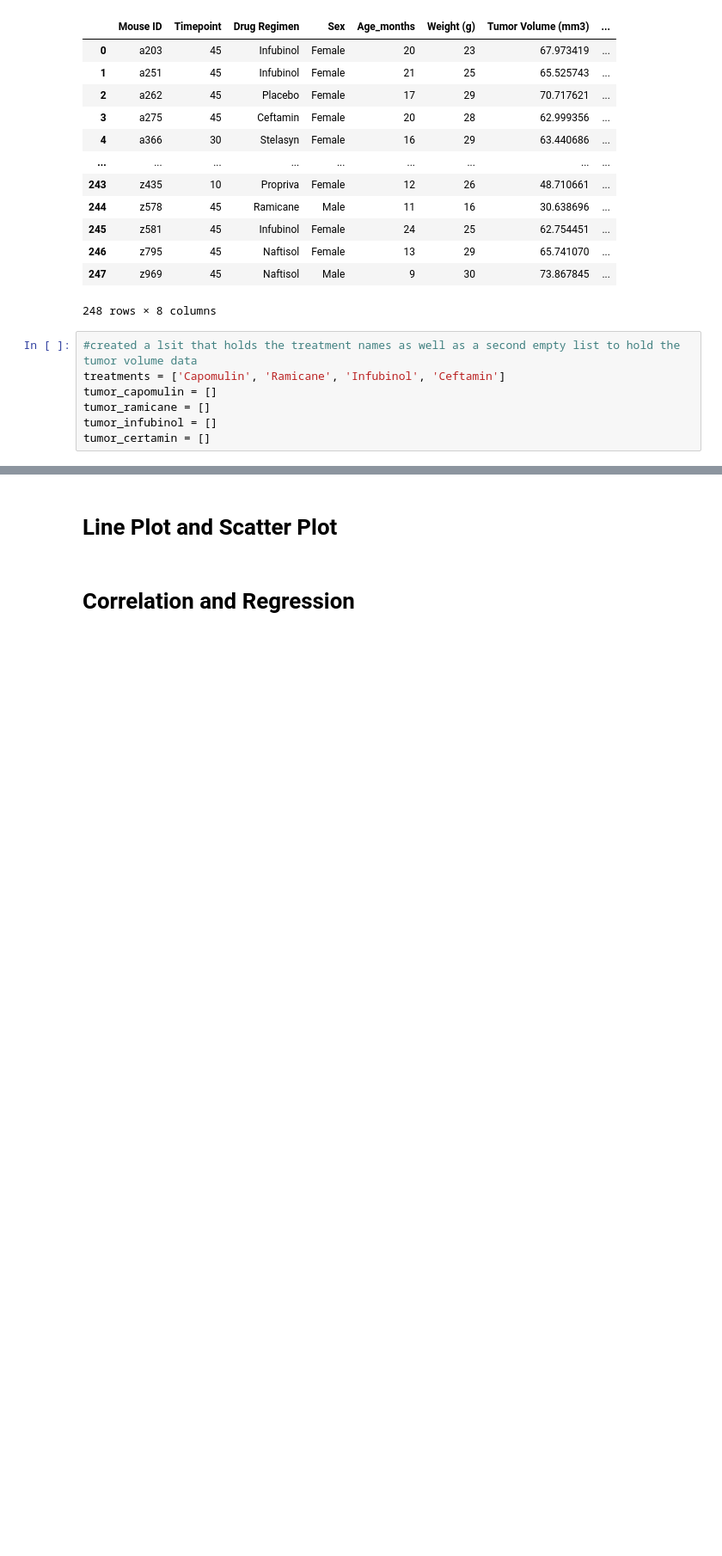
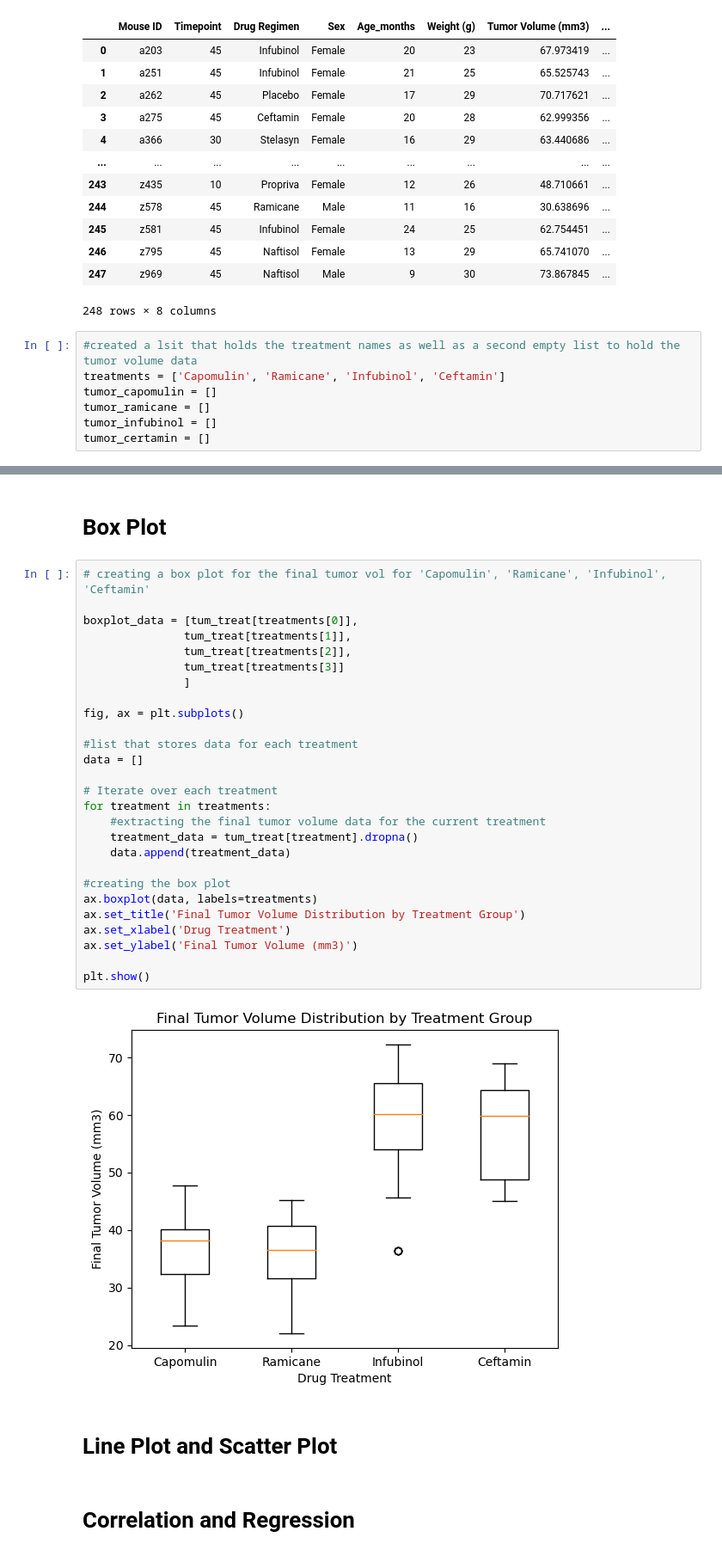
Before and after one commit to jovanecano/pymacueticals-inc---project-5, a Jupyter notebook: Starter_Code/Pymaceuticals/data/pymacueticals project file.ipynb, the cells around one changed output, grey strips where cells are left out. Shown at 86% size. Saved outputs shown, nothing was run; the diff lists cells and outputs as text; blank space fills up the shorter version.

```diff
--- a/Starter_Code/Pymaceuticals/data/pymacueticals project file.ipynb
+++ b/Starter_Code/Pymaceuticals/data/pymacueticals project file.ipynb
@@ -272,3 +278,34 @@ Potential Outliers: []
+# %% [markdown]
+# Box Plot
+# %%
+# creating a box plot for the final tumor vol for 'Capomulin', 'Ramicane', 'Infubinol', 'Ceftamin'
+
+boxplot_data = [tum_treat[treatments[0]],
+               tum_treat[treatments[1]],
+               tum_treat[treatments[2]],
+               tum_treat[treatments[3]]
+               ]
+
+fig, ax = plt.subplots()
+
+#list that stores data for each treatment
+data = []
+
+# Iterate over each treatment
+for treatment in treatments:
+    #extracting the final tumor volume data for the current treatment
+    treatment_data = tum_treat[treatment].dropna()
+    data.append(treatment_data)
+
+#creating the box plot
+ax.boxplot(data, labels=treatments)
+ax.set_title('Final Tumor Volume Distribution by Treatment Group')
+ax.set_xlabel('Drug Treatment')
+ax.set_ylabel('Final Tumor Volume (mm3)')
+
+plt.show()
+# %% [output]
+[figure, added]
 # %% [markdown]
 # Line Plot and Scatter Plot
 # %% [markdown]
```
Also changed, not shown: parts of 4 cells of this notebook.
